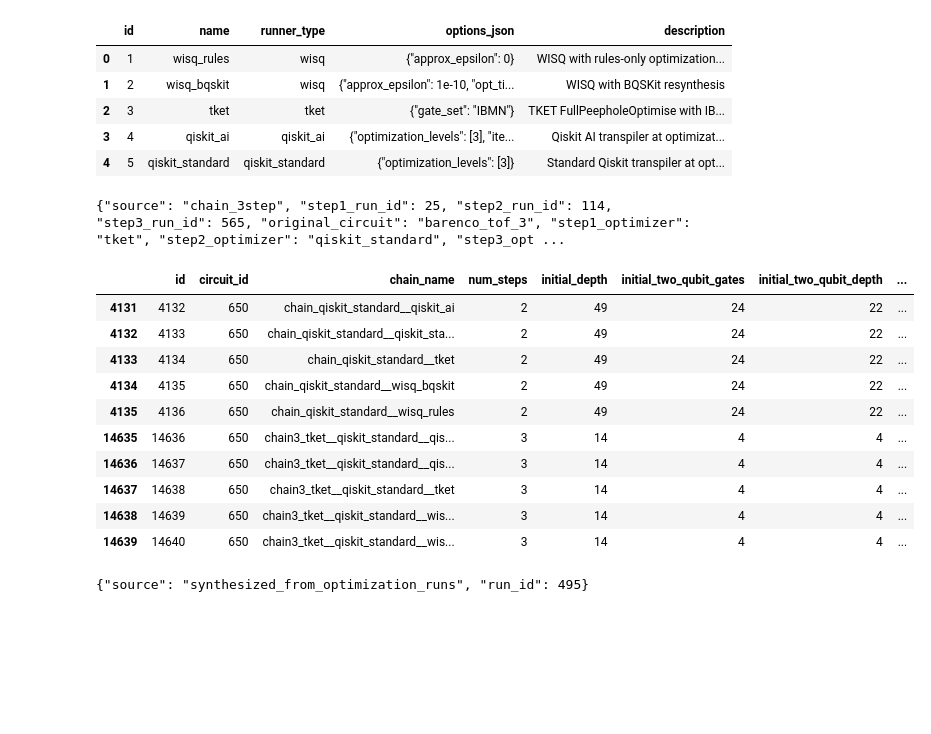
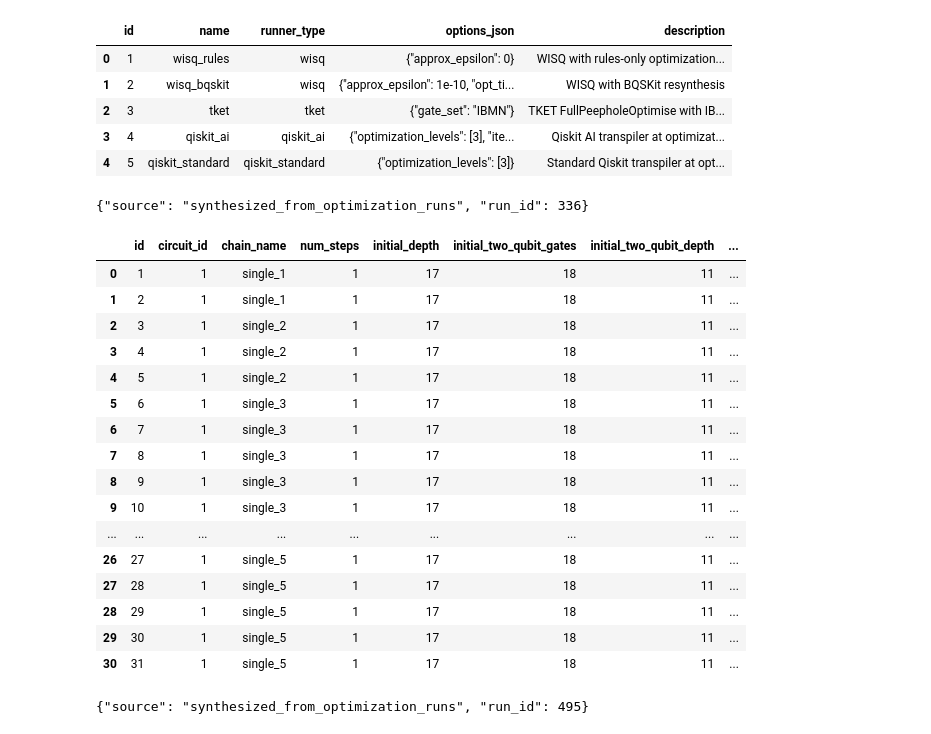
Before and after one commit to weilana30/quantum-optimizer-orchestration, a Jupyter notebook: analyze_database.ipynb, the cells around one changed output. Cells and saved outputs as stored; diff of their text form; code cells hidden in the pictures; blank space fills up the shorter version.

```diff
--- a/analyze_database.ipynb
+++ b/analyze_database.ipynb
@@ -1,5 +1,5 @@
 # %%
-path = "Quantum_Circuit_Optimization_Data/trajectories_combined.db"
+path = "../Quantum_Circuit_Optimization_Data/trajectories_combined.db"
 # %%
 import sqlite3
 # %%
@@ -44,23 +44,29 @@ opt_df
 # %%
 traj_df = pd.read_sql_query(
     "SELECT * FROM trajectories;",
     conn
 )
-print(traj_df[traj_df["circuit_id"] == 650].iloc[5]["metadata_json"])
-traj_df[traj_df["circuit_id"] == 650]
+print(traj_df[traj_df["circuit_id"] == 1].iloc[6]["metadata_json"])
+traj_df[traj_df["circuit_id"] == 1]
 # %% [output]
-{"source": "chain_3step", "step1_run_id": 25, "step2_run_id": 114, "step3_run_id": 565, "original_circuit": "barenco_tof_3", "step1_optimizer": "tket", "step2_optimizer": "qiskit_standard", "step3_opt ...
+{"source": "synthesized_from_optimization_runs", "run_id": 336}
 |  | id | circuit_id | chain_name | num_steps | initial_depth | initial_two_qubit_gates | initial_two_qubit_depth | ... |
-| 4131 | 4132 | 650 | chain_qiskit_standard__qiskit_ai | 2 | 49 | 24 | 22 | ... |
-| 4132 | 4133 | 650 | chain_qiskit_standard__qiskit_sta... | 2 | 49 | 24 | 22 | ... |
-| 4133 | 4134 | 650 | chain_qiskit_standard__tket | 2 | 49 | 24 | 22 | ... |
-| 4134 | 4135 | 650 | chain_qiskit_standard__wisq_bqskit | 2 | 49 | 24 | 22 | ... |
-| 4135 | 4136 | 650 | chain_qiskit_standard__wisq_rules | 2 | 49 | 24 | 22 | ... |
-| 14635 | 14636 | 650 | chain3_tket__qiskit_standard__qis... | 3 | 14 | 4 | 4 | ... |
-| 14636 | 14637 | 650 | chain3_tket__qiskit_standard__qis... | 3 | 14 | 4 | 4 | ... |
-| 14637 | 14638 | 650 | chain3_tket__qiskit_standard__tket | 3 | 14 | 4 | 4 | ... |
-| 14638 | 14639 | 650 | chain3_tket__qiskit_standard__wis... | 3 | 14 | 4 | 4 | ... |
-| 14639 | 14640 | 650 | chain3_tket__qiskit_standard__wis... | 3 | 14 | 4 | 4 | ... |
+| 0 | 1 | 1 | single_1 | 1 | 17 | 18 | 11 | ... |
+| 1 | 2 | 1 | single_1 | 1 | 17 | 18 | 11 | ... |
+| 2 | 3 | 1 | single_2 | 1 | 17 | 18 | 11 | ... |
+| 3 | 4 | 1 | single_2 | 1 | 17 | 18 | 11 | ... |
+| 4 | 5 | 1 | single_2 | 1 | 17 | 18 | 11 | ... |
+| 5 | 6 | 1 | single_3 | 1 | 17 | 18 | 11 | ... |
+| 6 | 7 | 1 | single_3 | 1 | 17 | 18 | 11 | ... |
+| 7 | 8 | 1 | single_3 | 1 | 17 | 18 | 11 | ... |
+| 8 | 9 | 1 | single_3 | 1 | 17 | 18 | 11 | ... |
+| 9 | 10 | 1 | single_3 | 1 | 17 | 18 | 11 | ... |
+| ... | ... | ... | ... | ... | ... | ... | ... | ... |
+| 26 | 27 | 1 | single_5 | 1 | 17 | 18 | 11 | ... |
+| 27 | 28 | 1 | single_5 | 1 | 17 | 18 | 11 | ... |
+| 28 | 29 | 1 | single_5 | 1 | 17 | 18 | 11 | ... |
+| 29 | 30 | 1 | single_5 | 1 | 17 | 18 | 11 | ... |
+| 30 | 31 | 1 | single_5 | 1 | 17 | 18 | 11 | ... |
 # %%
 print(traj_df[traj_df["circuit_id"] == 9].iloc[7]["metadata_json"])
 traj_df[traj_df["circuit_id"] == 9]
```
Also changed, not shown: parts of 2 cells of this notebook, 2 other files.
